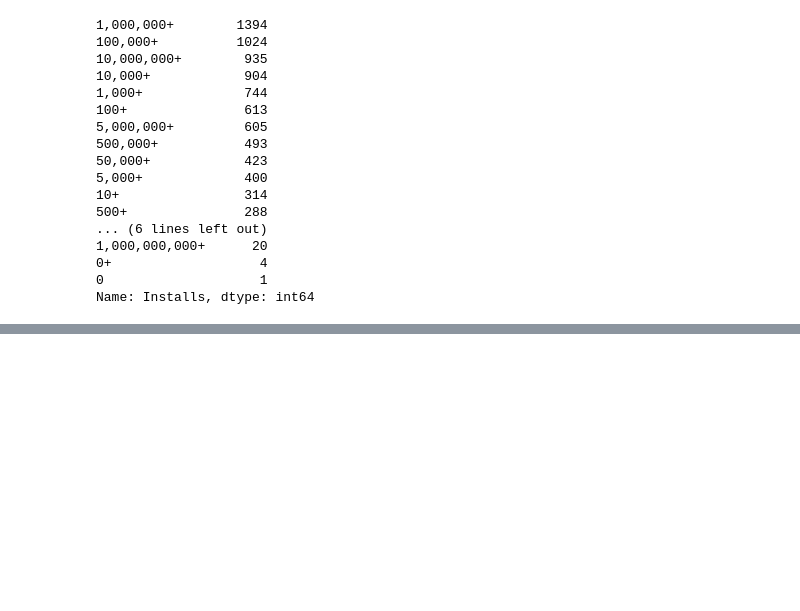
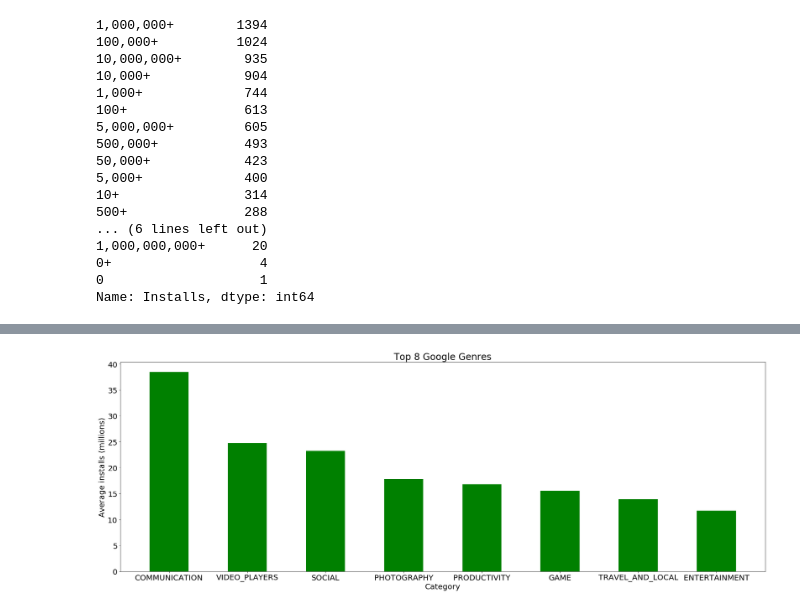
Before and after one commit to anirusso/app-data, a Jupyter notebook: app-data.ipynb, the cells around one changed output, grey strips where cells are left out. Drawn from its saved outputs; the diff is of its cells as text; code cells hidden in the pictures; blank space fills up the shorter version.

```diff
--- a/app-data.ipynb
+++ b/app-data.ipynb
@@ -678,0 +745,4 @@ To perform computations, however, we'll need to convert each install number to f
+# %%
+google_data['Installs'] = google_data['Installs'].str.replace('+', '')
+google_data['Installs'] = google_data['Installs'].str.replace(',', '')
+google_data['Installs'] = google_data['Installs'].astype(int)
@@ -678,0 +769,5 @@ To perform computations, however, we'll need to convert each install number to f
+# %%
+#format display of numbers
+pd.options.display.float_format = '{:.0f}'.format
+top_google = google_data.groupby(['Category']).mean().sort_values('Installs', ascending=False)
+top_google
@@ -678,0 +793,14 @@ To perform computations, however, we'll need to convert each install number to f
+# %%
+fig = plt.figure(figsize = (30, 10))
+plt.rcParams.update({'font.size': 20})
+
+y = top_google['Installs'][:8] / 1000000
+plt.bar(top_google.index[:8], y, color='green', width=0.5)
+
+plt.xlabel("Category")
+plt.ylabel("Average installs (millions)")
+plt.title("Top 8 Google Genres")
+
+plt.show()
+# %% [output]
+[figure, added]
```
Also changed, not shown: parts of 32 cells of this notebook.
